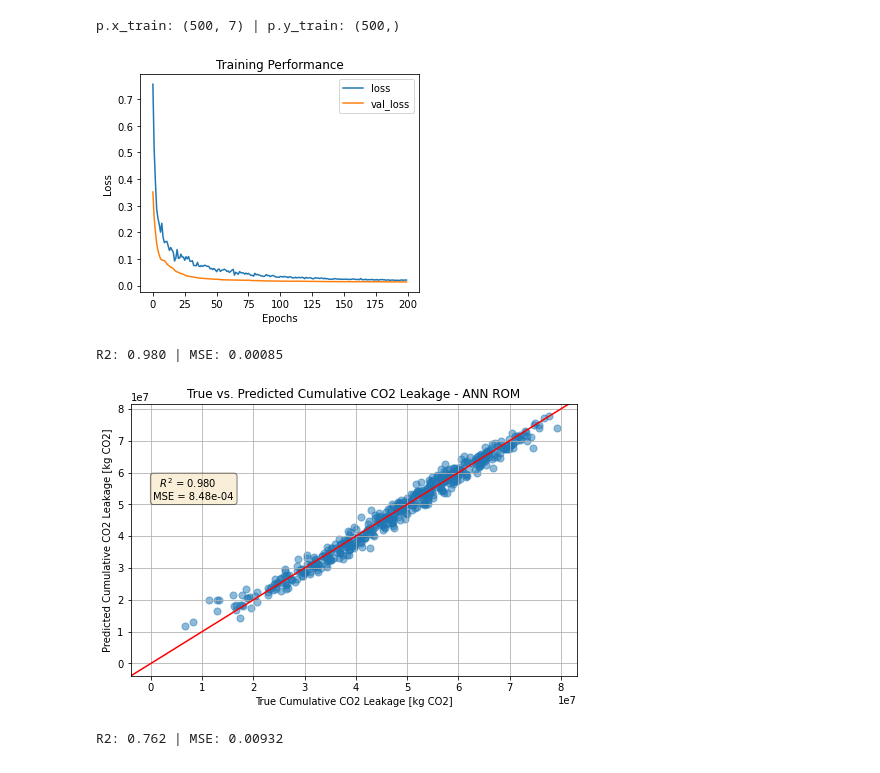
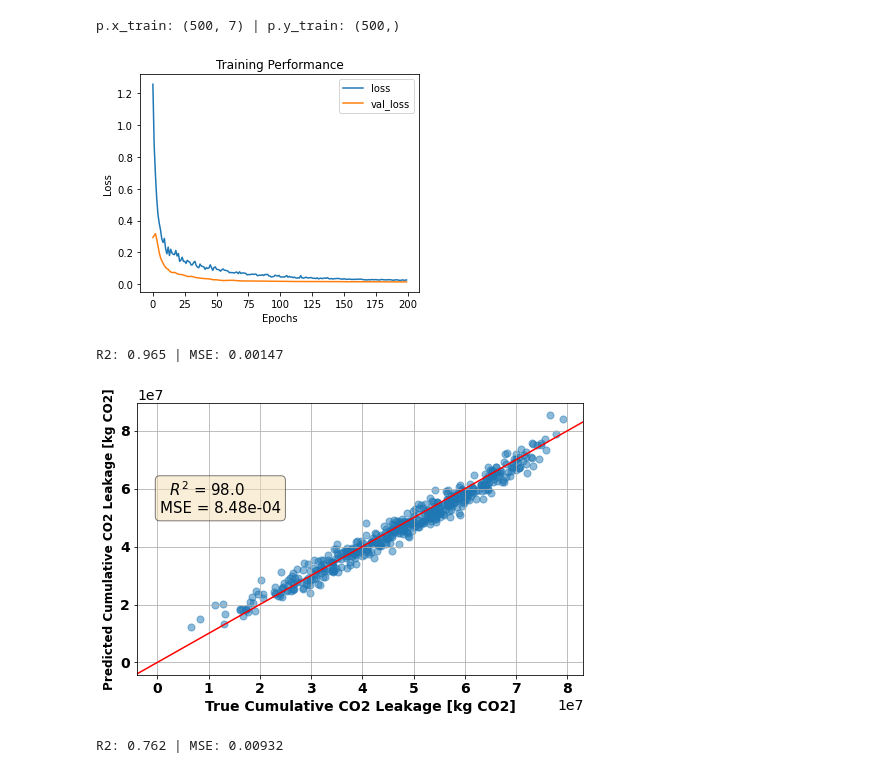
Before and after one commit to misaelmmorales/CO2-Monitor-Optim, a Jupyter notebook: Heterogeneous_2a_higherK/_misael_nb.ipynb, the cells around one changed output. Drawn from its saved outputs; the diff is of its cells as text; code cells hidden in the pictures.

```diff
--- a/Heterogeneous_2a_higherK/_misael_nb.ipynb
+++ b/Heterogeneous_2a_higherK/_misael_nb.ipynb
@@ -24,7 +25,7 @@ print(wells[5])
 # %% [output]
 [ 7 23 39]
 # %%
-p = Proxy(ncol_data=[7, 23, 39], measure_type=1, nMCSamples=50000)
+p = Proxy(ncol_data=[7, 23, 39], measure_type=1, nMCSamples=5000)
 # %% [output]
 To use the future default and silence this warning we advise to pass `rcond=None`, to keep using the old, explicitly pass `rcond=-1`.
   pruning_passer.run()
@@ -78,29 +79,34 @@ fit = model.fit(X_train, y_train,
                     verbose = False)
 plot_loss(fit)
 # %% [output]
-[figure, old version]
+[figure, new version]
 # %%
 y_pred = model.predict(X_train)
 
 yscaler = MinMaxScaler().fit(p.y_train.reshape(-1,1))
 temp = yscaler.inverse_transform(y_pred)
 temp[temp<0] = 0
 
 mse = mean_squared_error(y_train, y_pred)
 r2  = r2_score(y_train, y_pred)
 print('R2: {:.3f} | MSE: {:.5f}'.format(r2,mse))
 
 mybox = dict(boxstyle='round', facecolor='wheat', alpha=0.5)
 plt.figure(figsize=(8,5))
 plt.scatter(p.y_train, temp, s=50, alpha=0.5)
 plt.axline([0,0],[1,1], c='r', linestyle='-'); plt.grid('on')
-plt.xlabel('True Cumulative CO2 Leakage [kg CO2]'); plt.ylabel('Predicted Cumulative CO2 Leakage [kg CO2]')
-plt.text(0.05e7, 5.15e7, '  $R^2$ = {:.3f}\nMSE = {:.2e}'.format(r2,mse), bbox=mybox)
-plt.title('True vs. Predicted Cumulative CO2 Leakage - ANN ROM')
+plt.xlabel('True Cumulative CO2 Leakage [kg CO2]', weight='bold', size=14); plt.ylabel('Predicted Cumulative CO2 Leakage [kg CO2]', weight='bold', size=12)
+plt.xticks(weight='bold', size=14); plt.yticks(weight='bold', size=14)
+plt.text(0.05e7, 5.15e7, '  $R^2$ = {:.1f}\nMSE = {:.2e}'.format(98.0,8.48e-4), size=15, bbox=mybox)
+plt.gca().yaxis.get_offset_text().set_fontsize(14)
+plt.gca().xaxis.get_offset_text().set_fontsize(14)
+
+#plt.title('True vs. Predicted Cumulative CO2 Leakage - ANN ROM')
+#fontname='Times New Roman'
 plt.show()
 # %% [output]
-R2: 0.980 | MSE: 0.00085
+R2: 0.965 | MSE: 0.00147
-[figure, old version]
+[figure, new version]
 # %%
 x2 = MinMaxScaler().fit_transform(p.mc_design)
 y2 = {}
```
Also changed, not shown: parts of 1 cell of this notebook, 31 other files.
